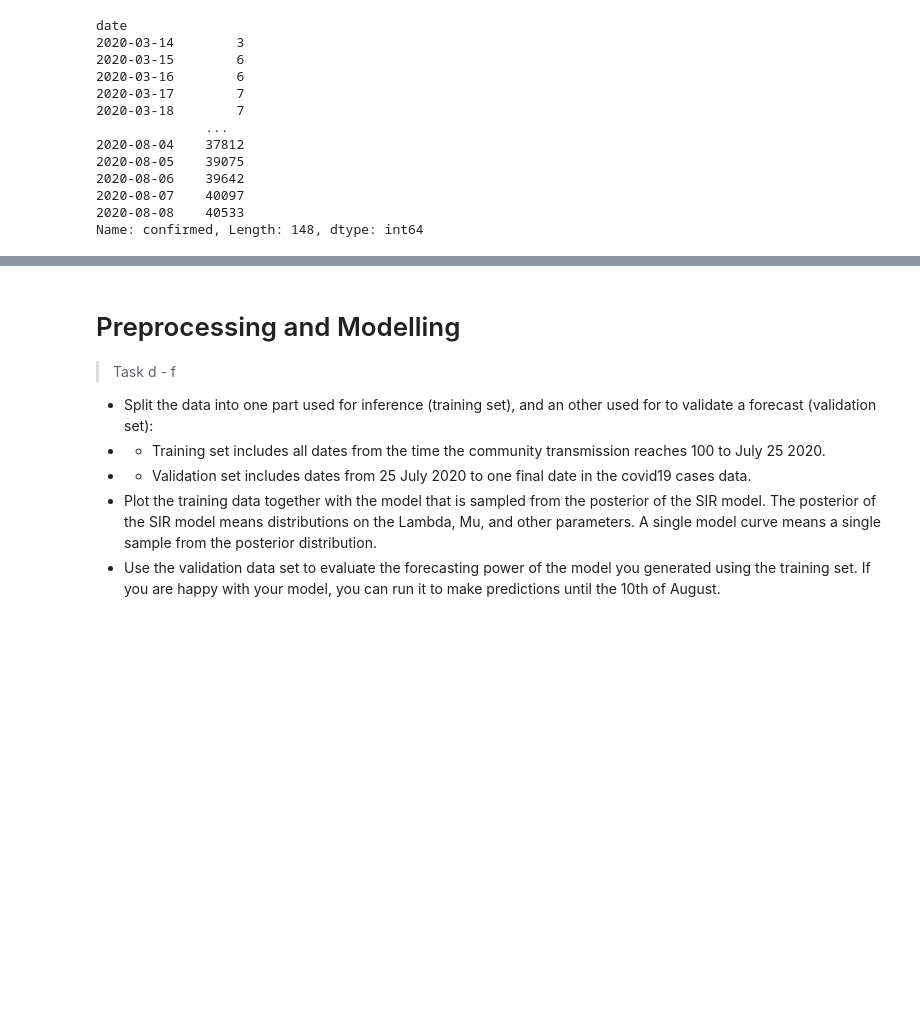
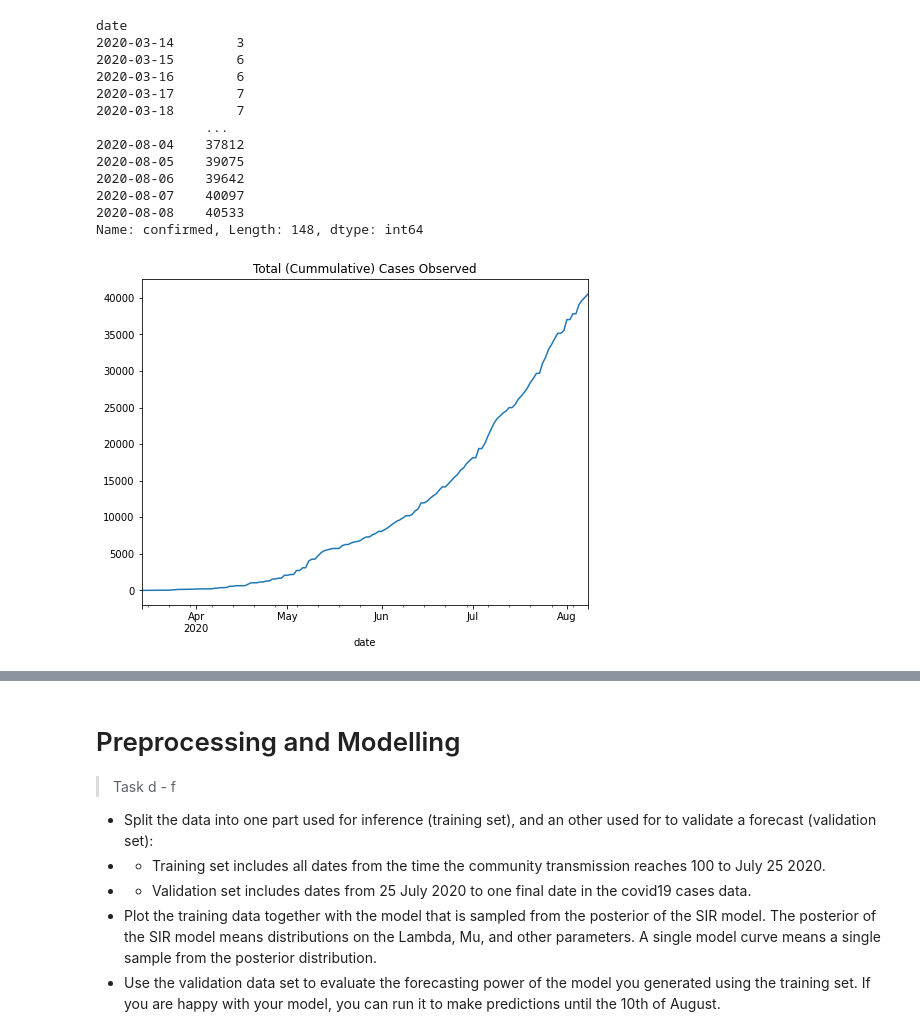
Before and after one commit to Patrick5455/Change-Point-Analysis-of-Covid19-Bayesian-Inference-SIR-SEIR-Modelling, a Jupyter notebook: dependencies/covid19_inference-master/scripts/interactive/example_one_bundesland.ipynb, the cells around one changed output, grey strips where cells are left out. Saved outputs shown, nothing was run; the diff lists cells and outputs as text; code cells hidden in the pictures; blank space fills up the shorter version.

```diff
--- a/dependencies/covid19_inference-master/scripts/interactive/example_one_bundesland.ipynb
+++ b/dependencies/covid19_inference-master/scripts/interactive/example_one_bundesland.ipynb
@@ -105,6 +197,12 @@ date
 2020-08-07    40097
 2020-08-08    40533
 Name: confirmed, Length: 148, dtype: int64
+# %%
+total_cases_obs.plot(figsize=(8,6))
+plt.title('Total (Cummulative) Cases Observed')
+plt.savefig(fname='/content/visuals/totalCases_cumm.png', format='png')
+# %% [output]
+[figure, added]
 # %%
 new_cases_obs
 # %% [output]
```
Also changed, not shown: parts of 39 cells of this notebook.
